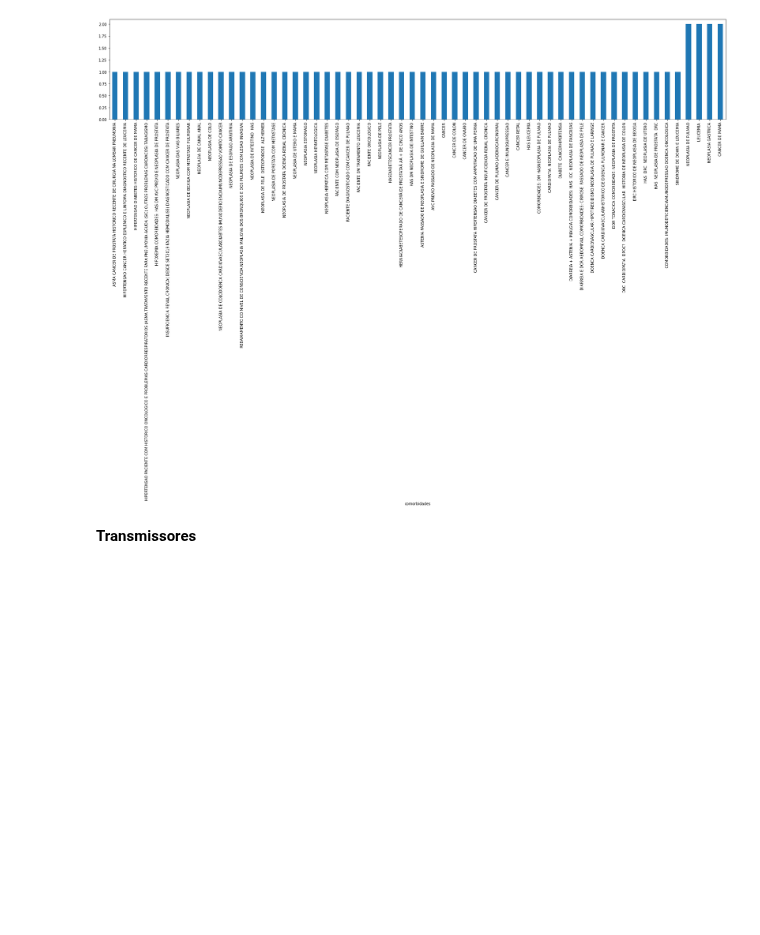
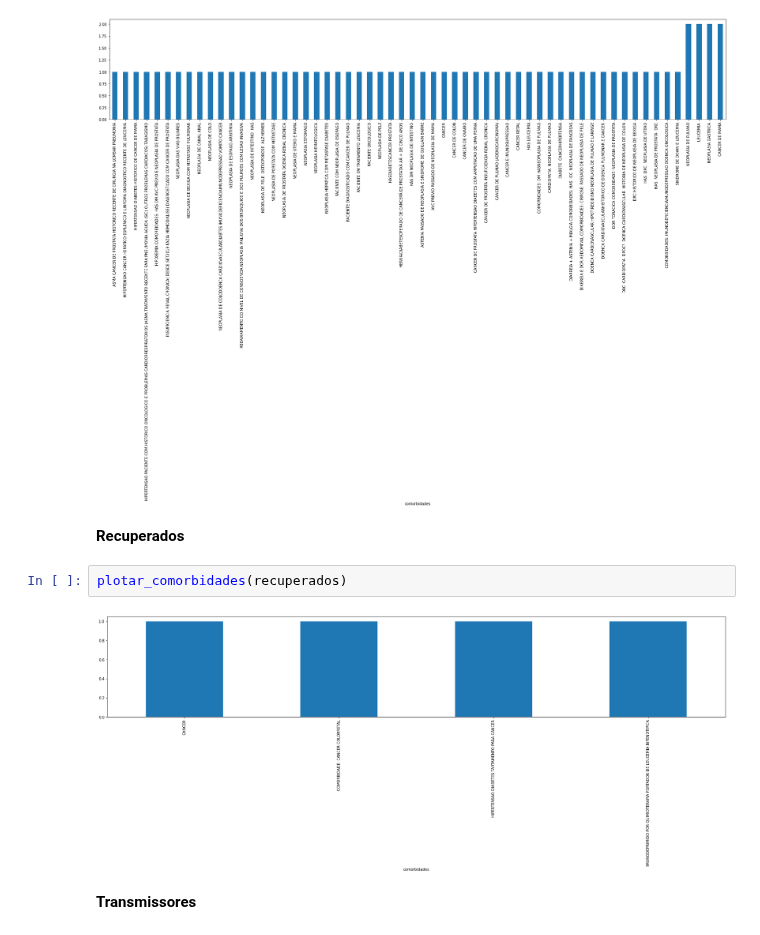
Before and after one commit to tiagopessoalima/covid-19, a Jupyter notebook: pernambuco.ipynb, the cells around one changed output. Drawn from its saved outputs; the diff is of its cells as text; blank space fills up the shorter version.

```diff
--- a/pernambuco.ipynb
+++ b/pernambuco.ipynb
@@ -35,6 +49,12 @@ def plotar_comorbidades(grupo):
 plotar_comorbidades(obito)
 # %% [output]
 [figure]
+# %% [markdown]
+**Recuperados**
+# %%
+plotar_comorbidades(recuperados)
+# %% [output]
+[figure, added]
 # %% [markdown]
 **Transmissores**
 # %%
```
Also changed, not shown: parts of 18 cells of this notebook.
